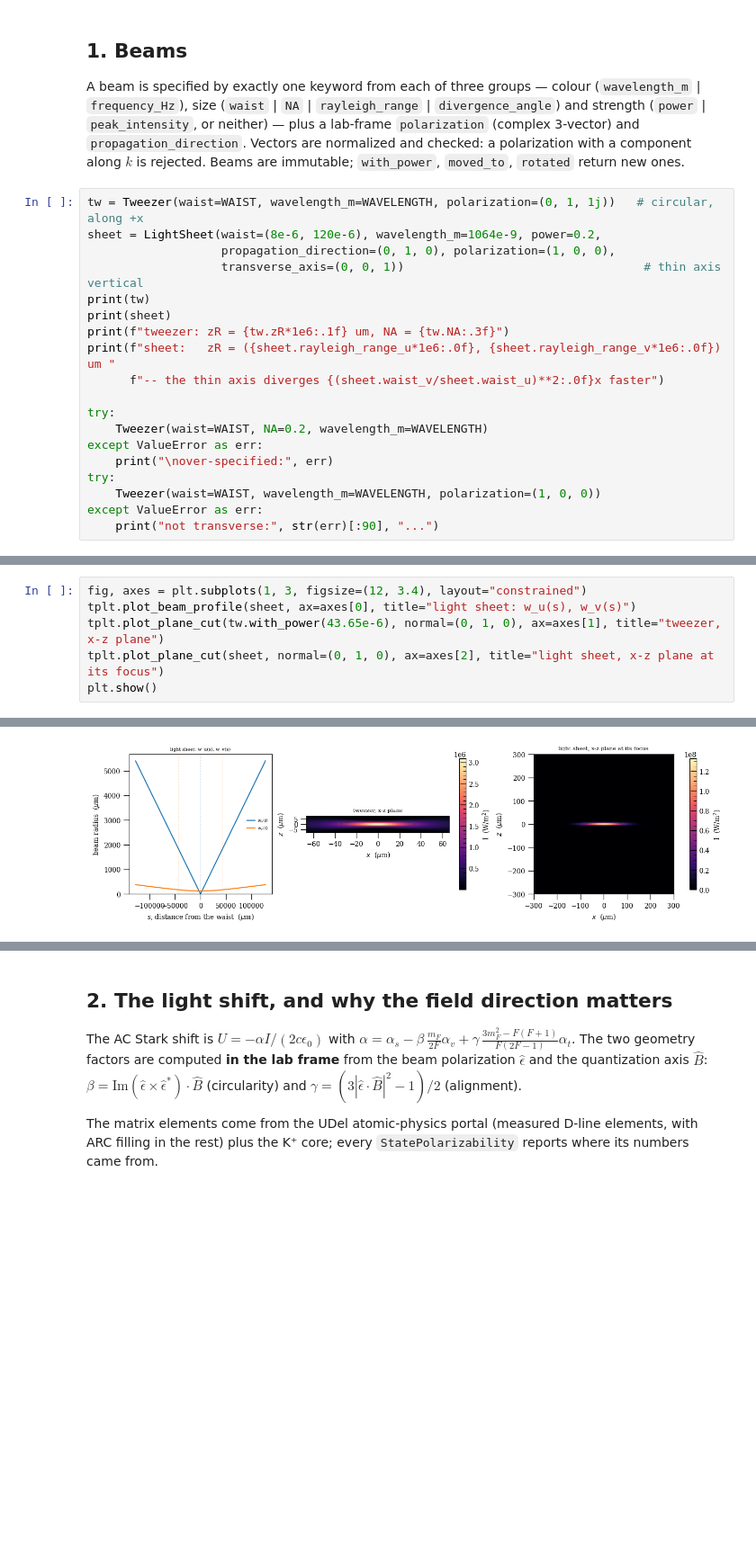
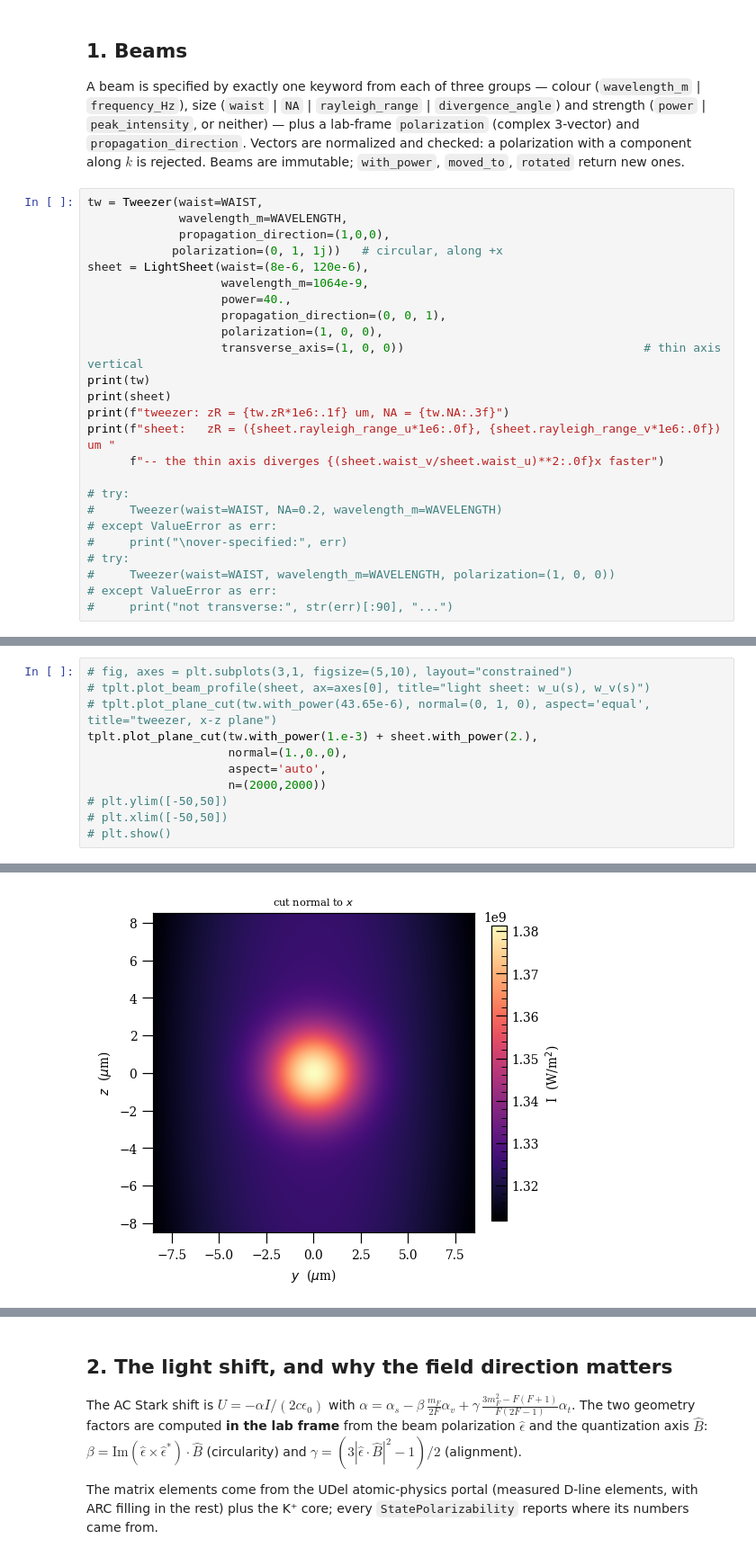
Before and after one commit to ucsb-amo/k-amo, a Jupyter notebook: kamo/trap/examples/trap_demo.ipynb, the cells around one changed output, grey strips where cells are left out. Shown at 90% size. Drawn from its saved outputs; the diff is of its cells as text; blank space fills up the shorter version.

Commit message:
beams and traps expanded

```diff
--- a/kamo/trap/examples/trap_demo.ipynb
+++ b/kamo/trap/examples/trap_demo.ipynb
@@ -45,22 +51,28 @@ plus a lab-frame `polarization` (complex 3-vector) and `propagation_direction`.
 a polarization with a component along $k$ is rejected. Beams are immutable; `with_power`, `moved_to`, `rotated`
 return new ones.
 # %%
-tw = Tweezer(waist=WAIST, wavelength_m=WAVELENGTH, polarization=(0, 1, 1j))   # circular, along +x
-sheet = LightSheet(waist=(8e-6, 120e-6), wavelength_m=1064e-9, power=0.2,
-                   propagation_direction=(0, 1, 0), polarization=(1, 0, 0),
-                   transverse_axis=(0, 0, 1))                                  # thin axis vertical
+tw = Tweezer(waist=WAIST,
+             wavelength_m=WAVELENGTH,
+             propagation_direction=(1,0,0),
+            polarization=(0, 1, 1j))   # circular, along +x
+sheet = LightSheet(waist=(8e-6, 120e-6),
+                   wavelength_m=1064e-9,
+                   power=40.,
+                   propagation_direction=(0, 0, 1),
+                   polarization=(1, 0, 0),
+                   transverse_axis=(1, 0, 0))                                  # thin axis vertical
 print(tw)
 print(sheet)
 print(f"tweezer: zR = {tw.zR*1e6:.1f} um, NA = {tw.NA:.3f}")
 print(f"sheet:   zR = ({sheet.rayleigh_range_u*1e6:.0f}, {sheet.rayleigh_range_v*1e6:.0f}) um "
       f"-- the thin axis diverges {(sheet.waist_v/sheet.waist_u)**2:.0f}x faster")
 
-try:
-    Tweezer(waist=WAIST, NA=0.2, wavelength_m=WAVELENGTH)
-except ValueError as err:
-    print("\nover-specified:", err)
-try:
-    Tweezer(waist=WAIST, wavelength_m=WAVELENGTH, polarization=(1, 0, 0))
-except ValueError as err:
-    print("not transverse:", str(err)[:90], "...")
+# try:
+#     Tweezer(waist=WAIST, NA=0.2, wavelength_m=WAVELENGTH)
+# except ValueError as err:
+#     print("\nover-specified:", err)
+# try:
+#     Tweezer(waist=WAIST, wavelength_m=WAVELENGTH, polarization=(1, 0, 0))
+# except ValueError as err:
+#     print("not transverse:", str(err)[:90], "...")
 # %% [output]
@@ -74,7 +83,12 @@ not transverse: polarization [1.+0.j 0.+0.j 0.+0.j] is not transverse to propaga
 # %%
-fig, axes = plt.subplots(1, 3, figsize=(12, 3.4), layout="constrained")
-tplt.plot_beam_profile(sheet, ax=axes[0], title="light sheet: w_u(s), w_v(s)")
-tplt.plot_plane_cut(tw.with_power(43.65e-6), normal=(0, 1, 0), ax=axes[1], title="tweezer, x-z plane")
-tplt.plot_plane_cut(sheet, normal=(0, 1, 0), ax=axes[2], title="light sheet, x-z plane at its focus")
-plt.show()
+# fig, axes = plt.subplots(3,1, figsize=(5,10), layout="constrained")
+# tplt.plot_beam_profile(sheet, ax=axes[0], title="light sheet: w_u(s), w_v(s)")
+# tplt.plot_plane_cut(tw.with_power(43.65e-6), normal=(0, 1, 0), aspect='equal', title="tweezer, x-z plane")
+tplt.plot_plane_cut(tw.with_power(1.e-3) + sheet.with_power(2.),
+                    normal=(1.,0.,0),
+                    aspect='auto',
+                    n=(2000,2000))
+# plt.ylim([-50,50])
+# plt.xlim([-50,50])
+# plt.show()
 # %% [output]
@@ -81 +97 @@ plt.show()
-[figure, old version]
+[figure, new version]
```
Also changed, not shown: parts of 30 cells of this notebook, 6 other files.
